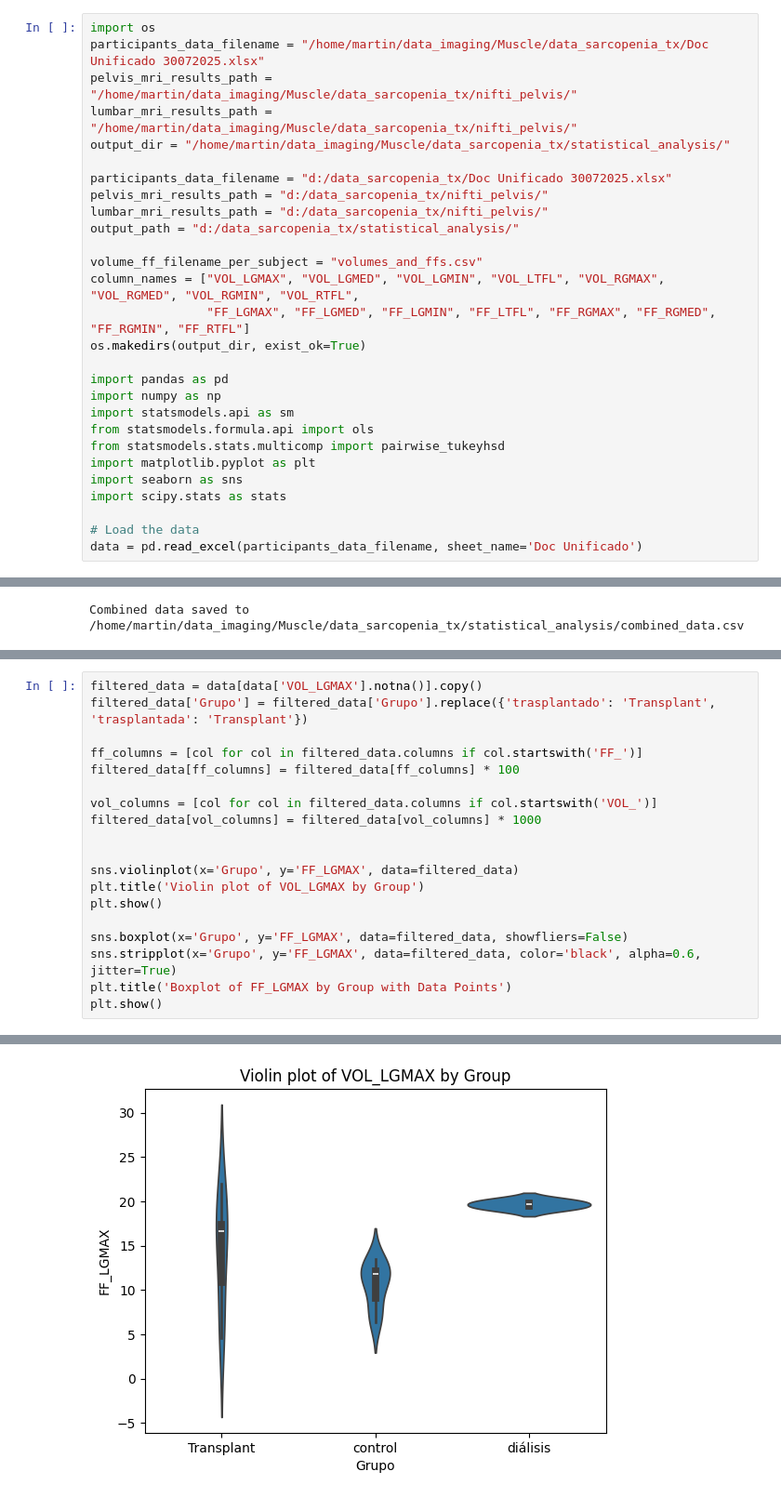
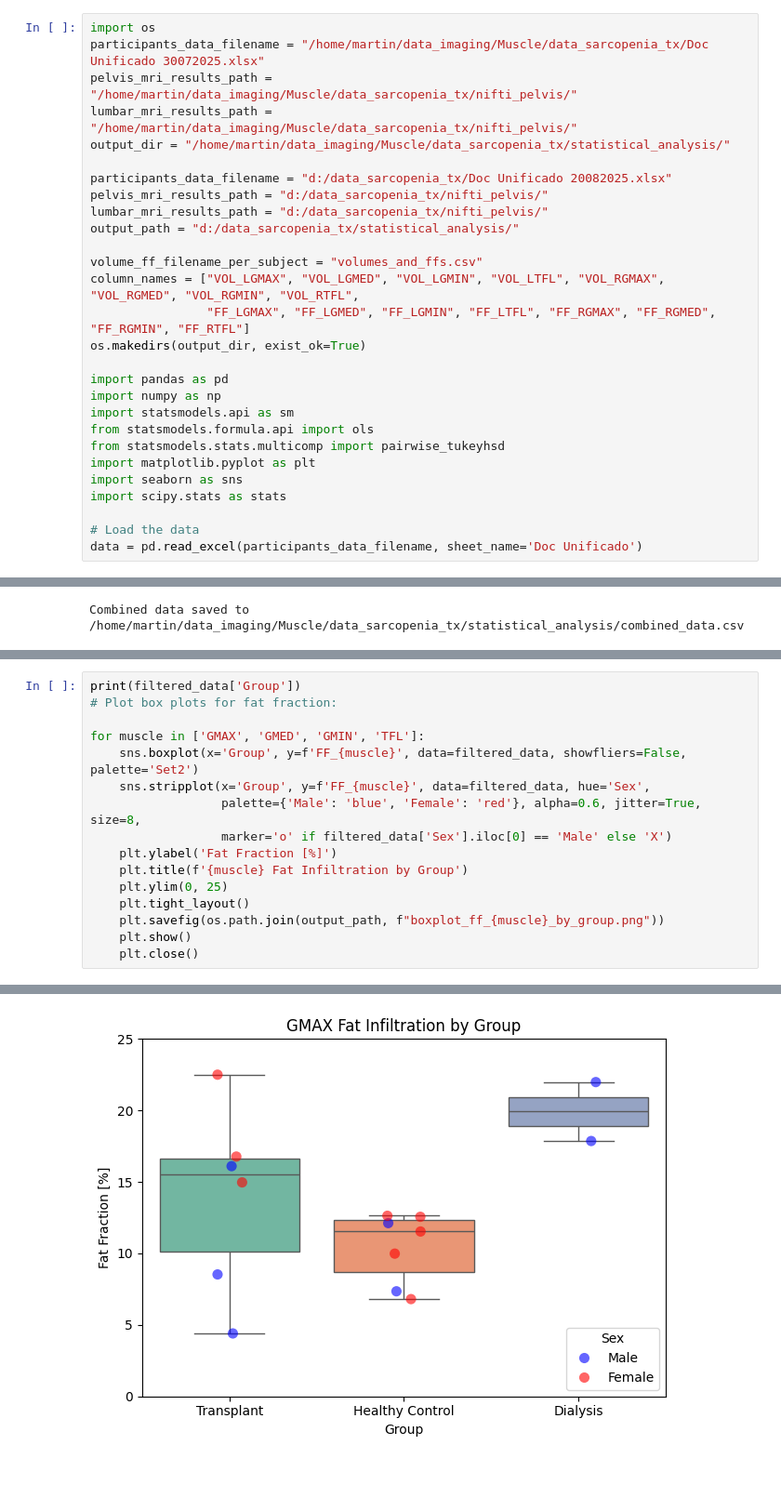
Before and after one commit to mabelzunce/lower-body-muscle-qMRI-pipeline, a Jupyter notebook: src/analysis/statistical_analysis/analyse_ff_and_volume.ipynb, the cells around one changed output, grey strips where cells are left out. Shown at 93% size. Drawn from its saved outputs; the diff is of its cells as text; blank space fills up the shorter version.

```diff
--- a/src/analysis/statistical_analysis/analyse_ff_and_volume.ipynb
+++ b/src/analysis/statistical_analysis/analyse_ff_and_volume.ipynb
@@ -5,7 +5,7 @@ pelvis_mri_results_path = "/home/martin/data_imaging/Muscle/data_sarcopenia_tx/n
 lumbar_mri_results_path = "/home/martin/data_imaging/Muscle/data_sarcopenia_tx/nifti_pelvis/"
 output_dir = "/home/martin/data_imaging/Muscle/data_sarcopenia_tx/statistical_analysis/"
 
-participants_data_filename = "d:/data_sarcopenia_tx/Doc Unificado 30072025.xlsx"
+participants_data_filename = "d:/data_sarcopenia_tx/Doc Unificado 20082025.xlsx"
 pelvis_mri_results_path = "d:/data_sarcopenia_tx/nifti_pelvis/"
 lumbar_mri_results_path = "d:/data_sarcopenia_tx/nifti_pelvis/"
 output_path = "d:/data_sarcopenia_tx/statistical_analysis/"
@@ -56,20 +80,17 @@ Combined data saved to /home/martin/data_imaging/Muscle/data_sarcopenia_tx/stati
 # %%
-filtered_data = data[data['VOL_LGMAX'].notna()].copy()
-filtered_data['Grupo'] = filtered_data['Grupo'].replace({'trasplantado': 'Transplant', 'trasplantada': 'Transplant'})
+print(filtered_data['Group'])
+# Plot box plots for fat fraction:
 
-ff_columns = [col for col in filtered_data.columns if col.startswith('FF_')]
-filtered_data[ff_columns] = filtered_data[ff_columns] * 100
-
-vol_columns = [col for col in filtered_data.columns if col.startswith('VOL_')]
-filtered_data[vol_columns] = filtered_data[vol_columns] * 1000
-
-
-sns.violinplot(x='Grupo', y='FF_LGMAX', data=filtered_data)
-plt.title('Violin plot of VOL_LGMAX by Group')
-plt.show()
-
-sns.boxplot(x='Grupo', y='FF_LGMAX', data=filtered_data, showfliers=False)
-sns.stripplot(x='Grupo', y='FF_LGMAX', data=filtered_data, color='black', alpha=0.6, jitter=True)
-plt.title('Boxplot of FF_LGMAX by Group with Data Points')
-plt.show()
+for muscle in ['GMAX', 'GMED', 'GMIN', 'TFL']:
+    sns.boxplot(x='Group', y=f'FF_{muscle}', data=filtered_data, showfliers=False, palette='Set2')
+    sns.stripplot(x='Group', y=f'FF_{muscle}', data=filtered_data, hue='Sex',
+                  palette={'Male': 'blue', 'Female': 'red'}, alpha=0.6, jitter=True, size=8,
+                  marker='o' if filtered_data['Sex'].iloc[0] == 'Male' else 'X')
+    plt.ylabel('Fat Fraction [%]')
+    plt.title(f'{muscle} Fat Infiltration by Group')
+    plt.ylim(0, 25)
+    plt.tight_layout()
+    plt.savefig(os.path.join(output_path, f"boxplot_ff_{muscle}_by_group.png"))
+    plt.show()
+    plt.close()
 # %% [output]
@@ -76 +116 @@ plt.show()
-[figure, old version]
+[figure, new version]
```
Also changed, not shown: parts of 7 cells of this notebook, 1 other file.
